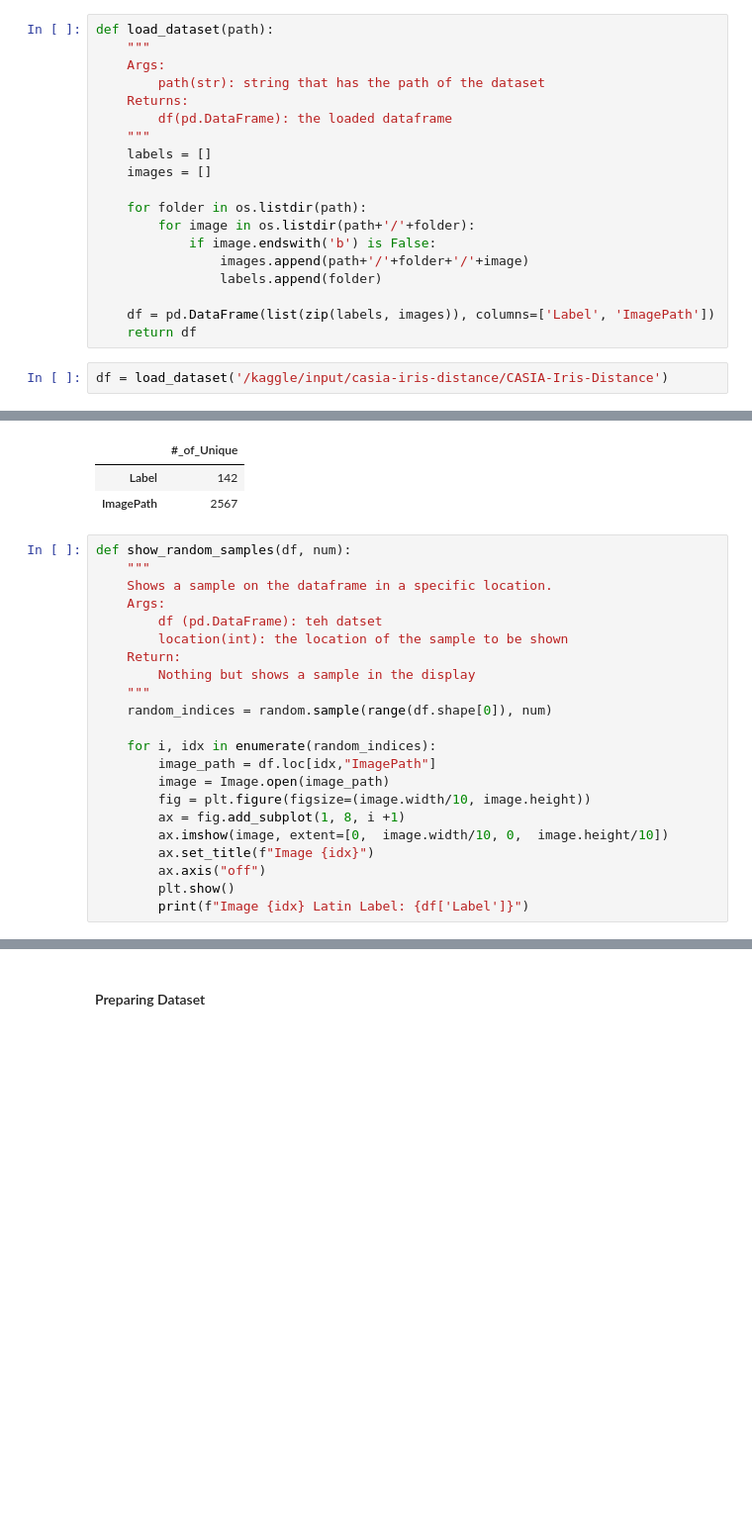
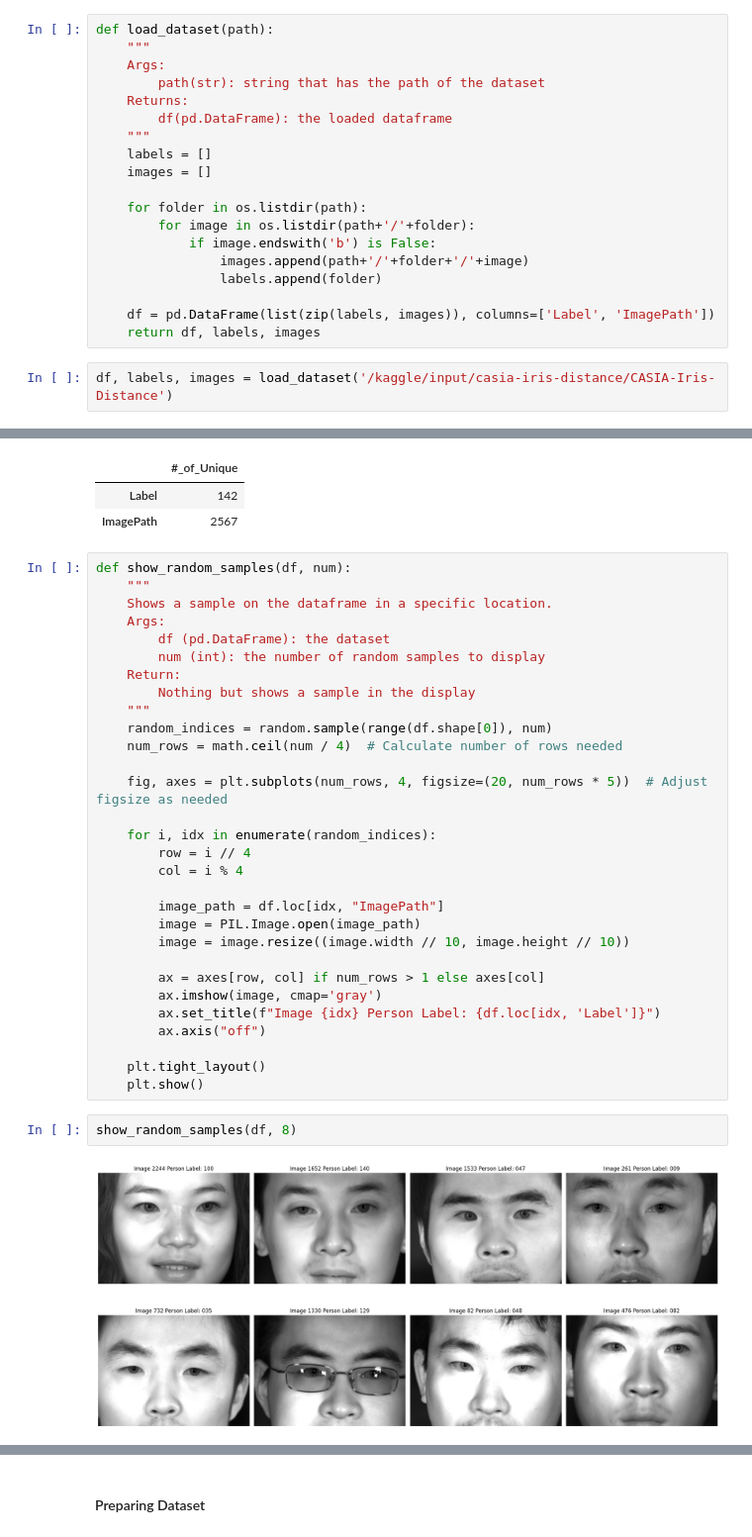
Before and after one commit to sondosaabed/Iris-of-eyes-recognition, a Jupyter notebook: Iris_recognition_1190652.ipynb, the cells around one changed output, grey strips where cells are left out. Shown at 99% size. Cells and saved outputs as stored; diff of their text form; blank space fills up the shorter version.

Commit message:
Kaggle Notebook | Iris_recognition_1190652 | Resize images

```diff
--- a/Iris_recognition_1190652.ipynb
+++ b/Iris_recognition_1190652.ipynb
@@ -134,9 +130,9 @@ def load_dataset(path):
                 labels.append(folder)
 
     df = pd.DataFrame(list(zip(labels, images)), columns=['Label', 'ImagePath'])
-    return df
+    return df, labels, images
 # %%
-df = load_dataset('/kaggle/input/casia-iris-distance/CASIA-Iris-Distance')
+df, labels, images = load_dataset('/kaggle/input/casia-iris-distance/CASIA-Iris-Distance')
 # %% [markdown]
 #### Expolring Dataset
 # %%
@@ -234,20 +229,32 @@ def show_random_samples(df, num):
     """
     Shows a sample on the dataframe in a specific location.
     Args:
-        df (pd.DataFrame): teh datset
-        location(int): the location of the sample to be shown
+        df (pd.DataFrame): the dataset
+        num (int): the number of random samples to display
     Return:
         Nothing but shows a sample in the display
     """
     random_indices = random.sample(range(df.shape[0]), num)
+    num_rows = math.ceil(num / 4)  # Calculate number of rows needed
+
+    fig, axes = plt.subplots(num_rows, 4, figsize=(20, num_rows * 5))  # Adjust figsize as needed
 
     for i, idx in enumerate(random_indices):
-        image_path = df.loc[idx,"ImagePath"]
-        image = Image.open(image_path)
-        fig = plt.figure(figsize=(image.width/10, image.height))
-        ax = fig.add_subplot(1, 8, i +1)
-        ax.imshow(image, extent=[0,  image.width/10, 0,  image.height/10])
-        ax.set_title(f"Image {idx}")
+        row = i // 4
+        col = i % 4
+
+        image_path = df.loc[idx, "ImagePath"]
+        image = PIL.Image.open(image_path)
+        image = image.resize((image.width // 10, image.height // 10))
+
+        ax = axes[row, col] if num_rows > 1 else axes[col]
+        ax.imshow(image, cmap='gray')
+        ax.set_title(f"Image {idx} Person Label: {df.loc[idx, 'Label']}")
         ax.axis("off")
-        plt.show()
-        print(f"Image {idx} Latin Label: {df['Label']}")
+
+    plt.tight_layout()
+    plt.show()
+# %%
+show_random_samples(df, 8)
+# %% [output]
+[figure, added]
```
Also changed, not shown: parts of 8 cells of this notebook.
